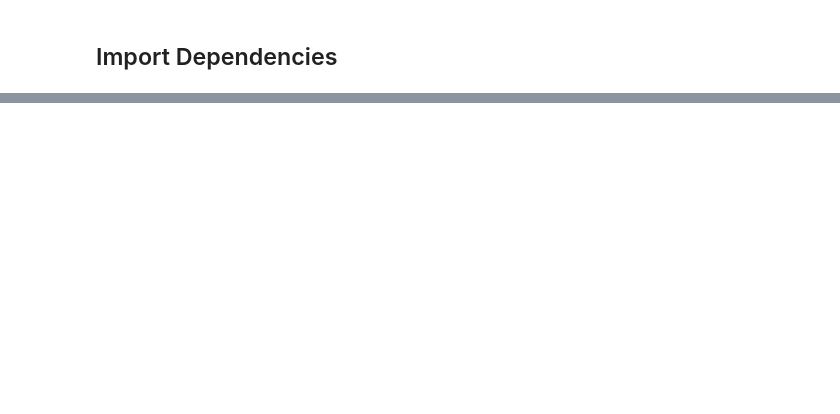
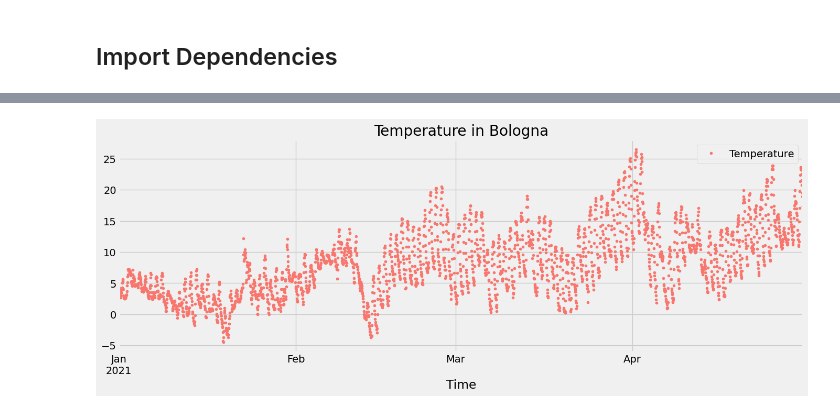
Before and after one commit to andiub97/iot-project, a Jupyter notebook: forecasting/prophetForecasting.ipynb, the cells around one changed output, grey strips where cells are left out. Cells and saved outputs as stored; diff of their text form; code cells hidden in the pictures; blank space fills up the shorter version.

Commit message:
prophet update

```diff
--- a/forecasting/prophetForecasting.ipynb
+++ b/forecasting/prophetForecasting.ipynb
@@ -430,0 +30,8 @@ pickle.dump(model_fit, open('gas-model', 'wb'))
+# %%
+import numpy as np
+import pandas as pd
+import seaborn as sns
+import matplotlib.pyplot as plt
+from fbprophet import Prophet
+from sklearn.metrics import mean_squared_error, mean_absolute_error
+plt.style.use('fivethirtyeight') # For plots
@@ -430,0 +40,8 @@ pickle.dump(model_fit, open('gas-model', 'wb'))
+# %%
+dataset = pd.read_csv("/Users/riccardobaratin/Documents/GitHub/iot-project/datasets/temperature_dataset.csv",
+                   index_col=[0], parse_dates=[0]) # We set the index column and know it has dates
+dataset.head()
+#for t in df['_time'].values:
+#     d=dateutil.parser.parse(t)
+#     aux=d.strftime('%Y-%m-%d')
+#     df['_time'].replace({t:aux },inplace=True)
@@ -430,0 +56,9 @@ pickle.dump(model_fit, open('gas-model', 'wb'))
+# %%
+# Color pallete for plotting
+color_pal = ["#F8766D", "#D39200", "#93AA00",
+             "#00BA38", "#00C19F", "#00B9E3",
+             "#619CFF", "#DB72FB"]
+dataset.plot(style='.', figsize=(15,5), color=color_pal[0], title='Temperature in Bologna')
+plt.show()
+# %% [output]
+[figure, added]
```
Also changed, not shown: parts of 99 cells of this notebook, 4 other files.
